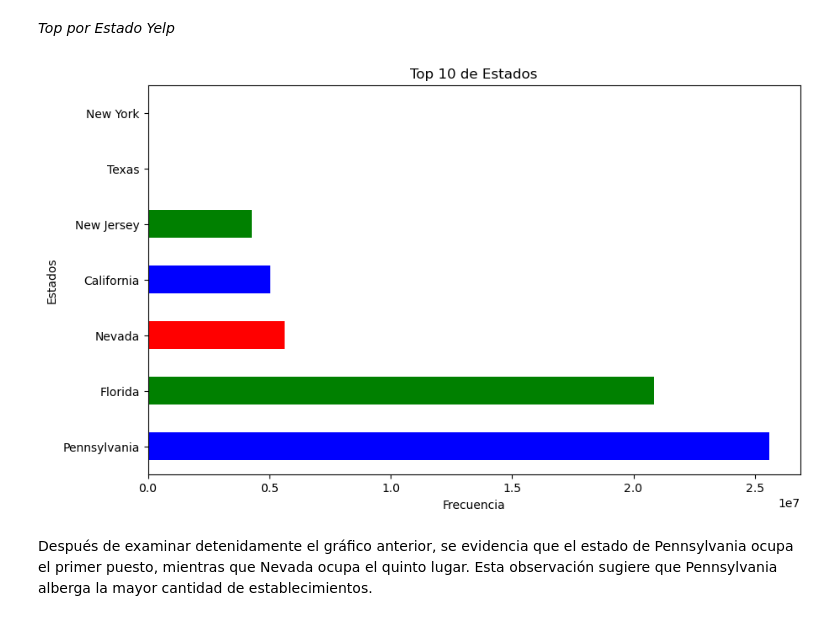
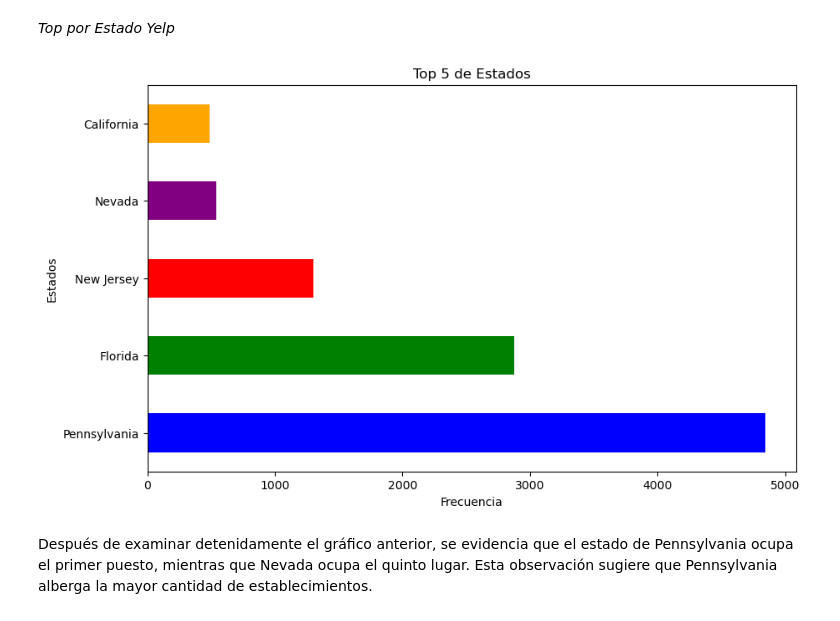
Before and after one commit to SaulZambranoMeza/Proyecto-NOVA, a Jupyter notebook: Notebooks/EDA/06_EDA.ipynb, the cells around one changed output. Saved outputs shown, nothing was run; the diff lists cells and outputs as text; code cells hidden in the pictures.

```diff
--- a/Notebooks/EDA/06_EDA.ipynb
+++ b/Notebooks/EDA/06_EDA.ipynb
@@ -97,10 +97,9 @@ memory usage: 47.9+ MB
 # %% [markdown]
 **Archivos YELP**
 # %%
-# Demora 5-6 min aprox
-business = pd.read_parquet(os.path.join(Ruta_data_procesada_full, "Dataset_Business_extendido.parquet"))
+business = pd.read_parquet(os.path.join(Ruta_data_procesada_full, "Dataset_Business_simplificado.parquet"))
 checkin = pd.read_parquet(os.path.join(Ruta_data_procesada_full, "Dataset_Checkin.parquet"))
-reviews_yelp = pd.read_parquet(os.path.join(Ruta_data_procesada_full, "Dataset_Review_extendido.parquet"))
+reviews_yelp = pd.read_parquet(os.path.join(Ruta_data_procesada_full, "Dataset_Review_simplificado.parquet"))
 tip = pd.read_parquet(os.path.join(Ruta_data_procesada, "Dataset_Tip.parquet"))
 user_yelp = pd.read_parquet(os.path.join(Ruta_data_procesada, "Dataset_User_Elite.parquet"))
 # %% [markdown]
@@ -659,17 +634,17 @@ Ahora, procederemos a analizar el estado con el mayor número de negocios, con e
 # %% [markdown]
 *Top por Estado Yelp*
 # %%
-top_5_states = business['state'].value_counts().nlargest(10)
+top_5_states = business['state'].value_counts().nlargest(5)
 
 plt.figure(figsize=(10, 6))
 colors = ['blue', 'green', 'red', 'purple', 'orange', 'grey', 'skyblue']
 top_5_states.plot(kind='barh', color=colors)
 plt.xlabel('Frecuencia')
 plt.ylabel('Estados')
-plt.title('Top 10 de Estados')
+plt.title('Top 5 de Estados')
 plt.show()
 # %% [output]
-[figure, old version]
+[figure, new version]
 # %% [markdown]
 Después de examinar detenidamente el gráfico anterior, se evidencia que el estado de Pennsylvania ocupa el primer puesto, mientras que Nevada ocupa el quinto lugar. Esta observación sugiere que Pennsylvania alberga la mayor cantidad de establecimientos.
 # %% [markdown]
```
Also changed, not shown: parts of 23 cells of this notebook.
